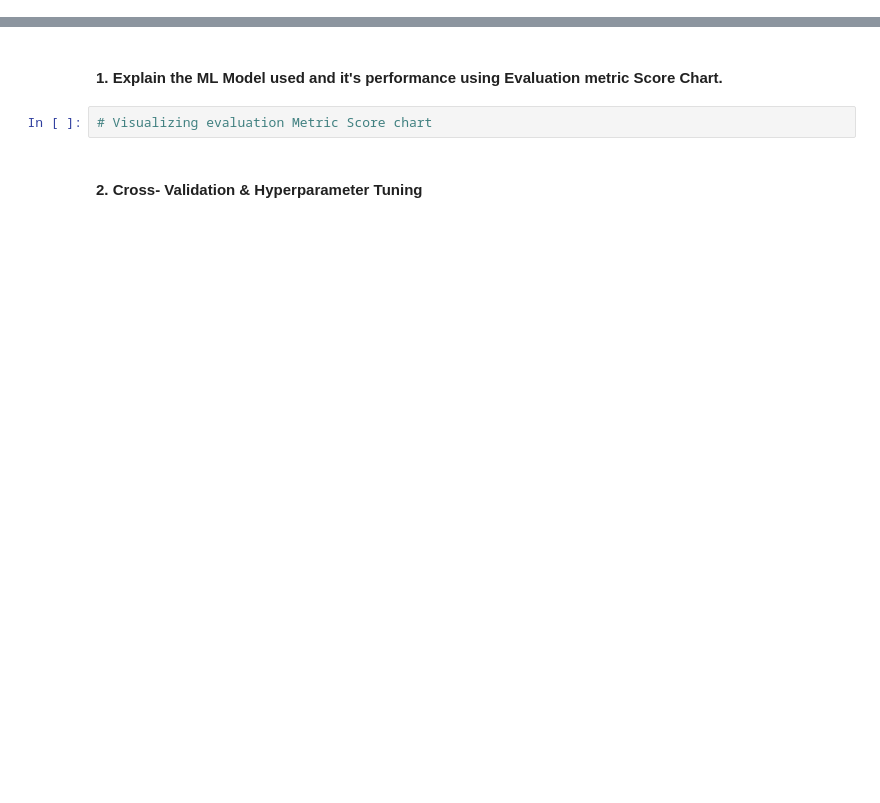
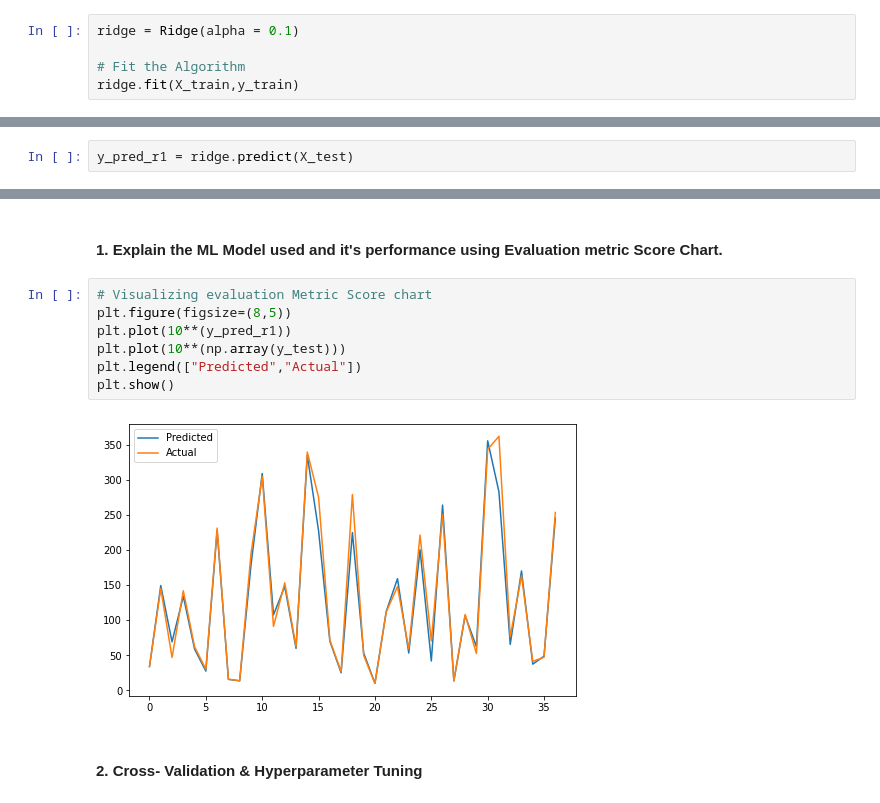
Before and after one commit to kumareshvj/Machine-learing---Regression, a Jupyter notebook: Yes_bank_stock_closing_price_prediction.ipynb, the cells around one changed output, grey strips where cells are left out. Cells and saved outputs as stored; diff of their text form; blank space fills up the shorter version.

```diff
--- a/Yes_bank_stock_closing_price_prediction.ipynb
+++ b/Yes_bank_stock_closing_price_prediction.ipynb
@@ -962,3 +966,8 @@ reg = LinearRegression().fit(X_train, y_train)
 reg.score(X_train, y_train)
 # %% [output]
 0.966055678539003
+# %%
+ridge = Ridge(alpha = 0.1)
+
+# Fit the Algorithm
+ridge.fit(X_train,y_train)
@@ -970,0 +986,2 @@ y_pred = reg.predict(X_test)
+# %%
+y_pred_r1 = ridge.predict(X_test)
@@ -1088,7 +1185,14 @@ Answer Here.
 # %% [markdown]
 #### 1. Explain the ML Model used and it's performance using Evaluation metric Score Chart.
-# %%
-# Visualizing evaluation Metric Score chart
+# %%
+# Visualizing evaluation Metric Score chart
+plt.figure(figsize=(8,5))
+plt.plot(10**(y_pred_r1))
+plt.plot(10**(np.array(y_test)))
+plt.legend(["Predicted","Actual"])
+plt.show()
+# %% [output]
+[figure, added]
 # %% [markdown]
 #### 2. Cross- Validation & Hyperparameter Tuning
 # %%
```
Also changed, not shown: parts of 23 cells of this notebook.
